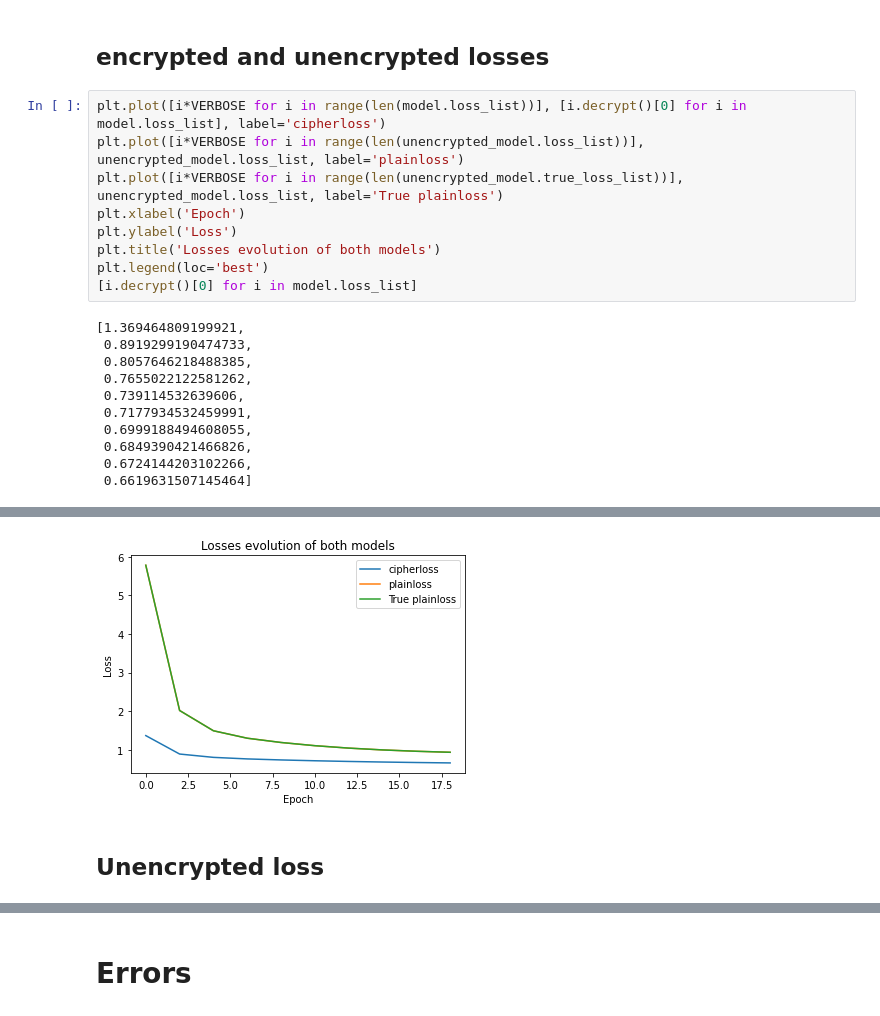
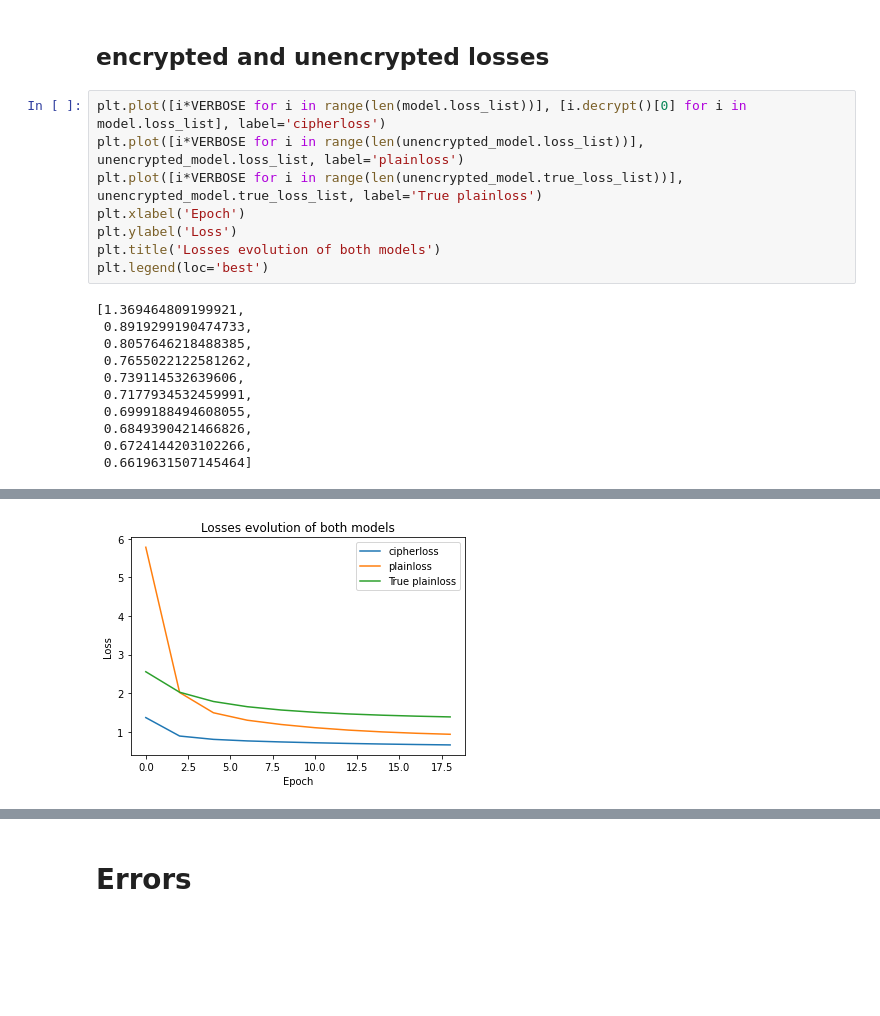
Before and after one commit to arthurPignet/privacy-preserving-titanic-challenge, a Jupyter notebook: ckks_titanic/notebooks/2-ap-main.ipynb, the cells around one changed output, grey strips where cells are left out. Cells and saved outputs as stored; diff of their text form; blank space fills up the shorter version.

```diff
--- a/ckks_titanic/notebooks/2-ap-main.ipynb
+++ b/ckks_titanic/notebooks/2-ap-main.ipynb
@@ -427,12 +427,11 @@ unencrypted_model.weight.dot(unencrypted_model.weight)
 # %%
 plt.plot([i*VERBOSE for i in range(len(model.loss_list))], [i.decrypt()[0] for i in model.loss_list], label='cipherloss')
 plt.plot([i*VERBOSE for i in range(len(unencrypted_model.loss_list))], unencrypted_model.loss_list, label='plainloss')
-plt.plot([i*VERBOSE for i in range(len(unencrypted_model.true_loss_list))], unencrypted_model.loss_list, label='True plainloss')
+plt.plot([i*VERBOSE for i in range(len(unencrypted_model.true_loss_list))], unencrypted_model.true_loss_list, label='True plainloss')
 plt.xlabel('Epoch')
 plt.ylabel('Loss')
 plt.title('Losses evolution of both models')
 plt.legend(loc='best')
-[i.decrypt()[0] for i in model.loss_list]
 # %% [output]
 [1.369464809199921,
  0.8919299190474733,
@@ -464,3 +446 @@ plt.legend(loc='best')
-[figure, old version]
+[figure, new version]
-# %% [markdown]
-## Unencrypted loss
```
Also changed, not shown: parts of 9 cells of this notebook.
